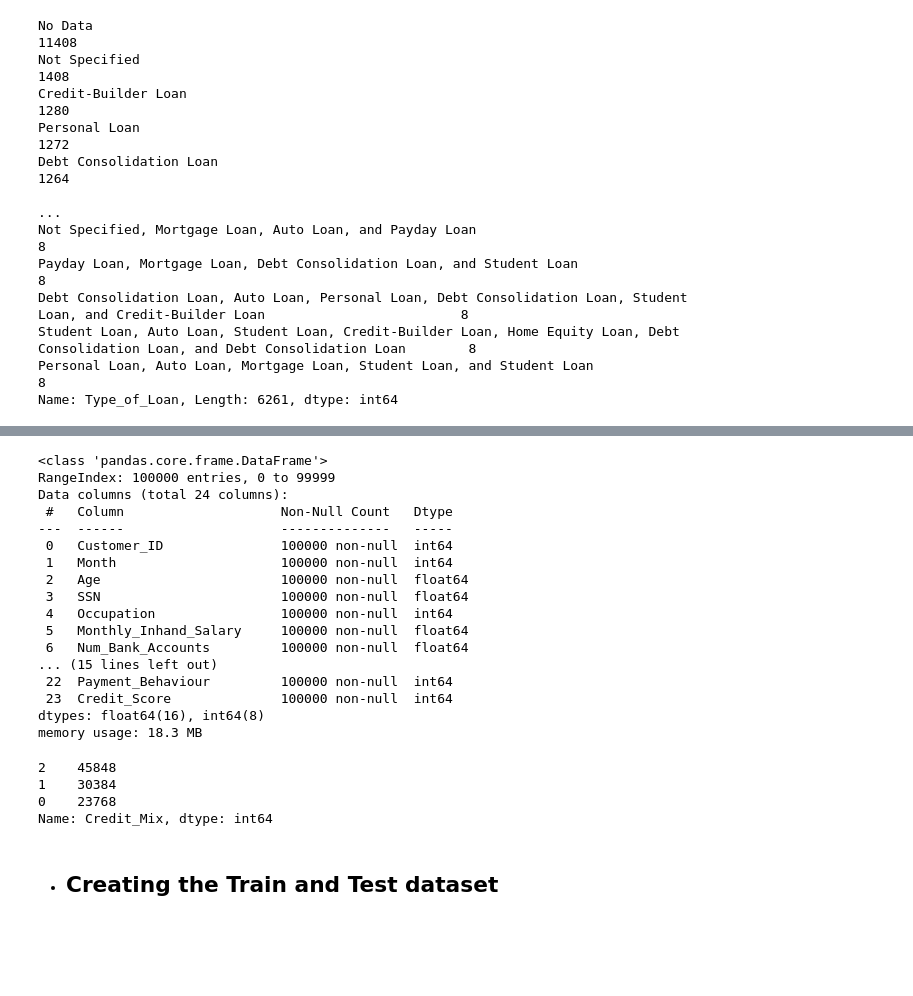
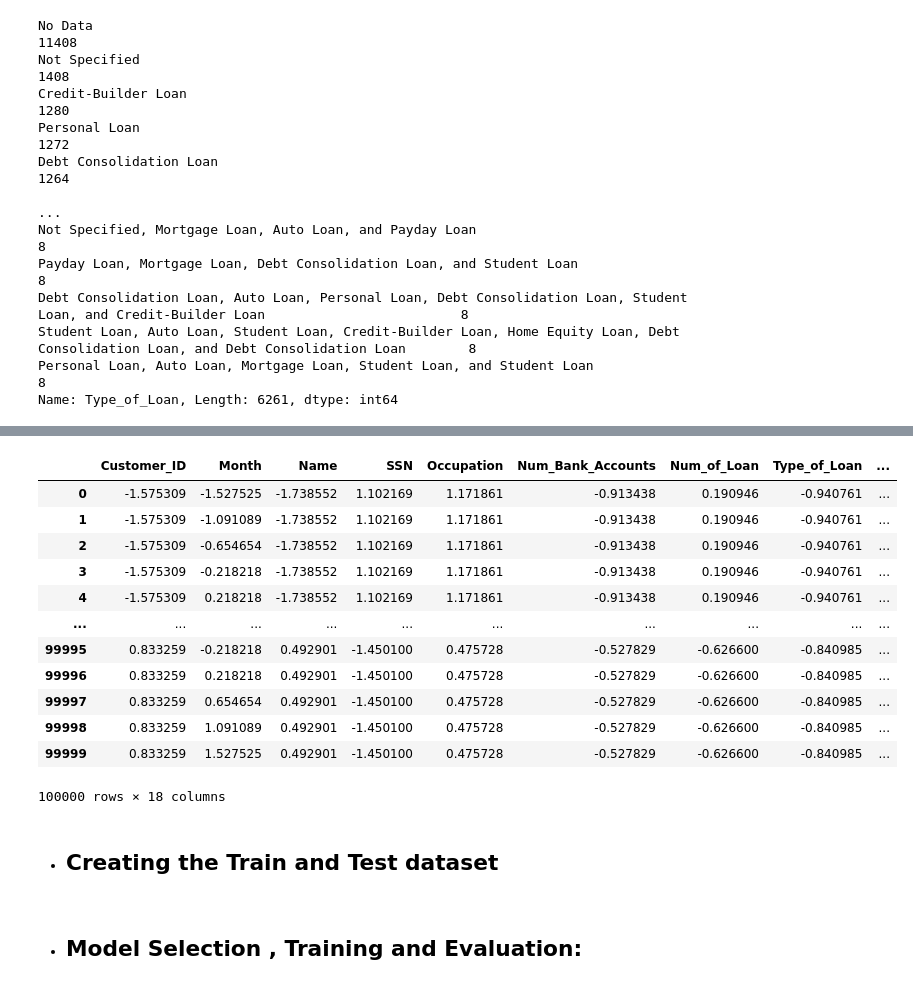
Before and after one commit to ashifka/ashif, a Jupyter notebook: AshifKA(Credit).ipynb, the cells around one changed output, grey strips where cells are left out. Cells and saved outputs as stored; diff of their text form; code cells hidden in the pictures; blank space fills up the shorter version.

```diff
--- a/AshifKA(Credit).ipynb
+++ b/AshifKA(Credit).ipynb
@@ -312,27 +363,35 @@ features
+# %%
+scaler = StandardScaler()
+features['Customer_ID'] = scaler.fit_transform(features['Customer_ID'].values.reshape(-1,1))
+features['Month'] = scaler.fit_transform(features['Month'].values.reshape(-1,1))
+features['Name'] = scaler.fit_transform(features['Name'].values.reshape(-1,1))
+features['SSN'] = scaler.fit_transform(features['SSN'].values.reshape(-1,1))
+features['Occupation'] = scaler.fit_transform(features['Occupation'].values.reshape(-1,1))
+features['Type_of_Loan'] = scaler.fit_transform(features['Type_of_Loan'].values.reshape(-1,1))
+features['Credit_History_Age'] = scaler.fit_transform(features['Credit_History_Age'].values.reshape(-1,1))
+features['Tenure_of_Employment'] = scaler.fit_transform(features['Tenure_of_Employment'].values.reshape(-1,1))
+features['Total_Credit_Exposure'] = scaler.fit_transform(features['Total_Credit_Exposure'].values.reshape(-1,1))
+features['Delayed_Payment_Impact'] = scaler.fit_transform(features['Delayed_Payment_Impact'].values.reshape(-1,1))
+features['Adjusted_Annual_Income'] = scaler.fit_transform(features['Adjusted_Annual_Income'].values.reshape(-1,1))
+features['Num_Bank_Accounts'] = scaler.fit_transform(features['Num_Bank_Accounts'].values.reshape(-1,1))
+features['Num_of_Loan'] = scaler.fit_transform(features['Num_of_Loan'].values.reshape(-1,1))
+features['Num_Credit_Inquiries'] = scaler.fit_transform(features['Num_Credit_Inquiries'].values.reshape(-1,1))
+features['Credit_Mix'] = scaler.fit_transform(features['Credit_Mix'].values.reshape(-1,1))
+features['Payment_Behaviour'] = scaler.fit_transform(features['Payment_Behaviour'].values.reshape(-1,1))
+features['Num_Credit_Inquiries'] = scaler.fit_transform(features['Num_Credit_Inquiries'].values.reshape(-1,1))
 # %%
-features.info()
+features
 # %% [output]
+|  | Customer_ID | Month | Name | SSN | Occupation | Num_Bank_Accounts | Num_of_Loan | Type_of_Loan | ... |
+| 0 | -1.575309 | -1.527525 | -1.738552 | 1.102169 | 1.171861 | -0.913438 | 0.190946 | -0.940761 | ... |
+| 1 | -1.575309 | -1.091089 | -1.738552 | 1.102169 | 1.171861 | -0.913438 | 0.190946 | -0.940761 | ... |
+| 2 | -1.575309 | -0.654654 | -1.738552 | 1.102169 | 1.171861 | -0.913438 | 0.190946 | -0.940761 | ... |
+| 3 | -1.575309 | -0.218218 | -1.738552 | 1.102169 | 1.171861 | -0.913438 | 0.190946 | -0.940761 | ... |
+| 4 | -1.575309 | 0.218218 | -1.738552 | 1.102169 | 1.171861 | -0.913438 | 0.190946 | -0.940761 | ... |
+| ... | ... | ... | ... | ... | ... | ... | ... | ... | ... |
+| 99995 | 0.833259 | -0.218218 | 0.492901 | -1.450100 | 0.475728 | -0.527829 | -0.626600 | -0.840985 | ... |
+| 99996 | 0.833259 | 0.218218 | 0.492901 | -1.450100 | 0.475728 | -0.527829 | -0.626600 | -0.840985 | ... |
+| 99997 | 0.833259 | 0.654654 | 0.492901 | -1.450100 | 0.475728 | -0.527829 | -0.626600 | -0.840985 | ... |
+| 99998 | 0.833259 | 1.091089 | 0.492901 | -1.450100 | 0.475728 | -0.527829 | -0.626600 | -0.840985 | ... |
+| 99999 | 0.833259 | 1.527525 | 0.492901 | -1.450100 | 0.475728 | -0.527829 | -0.626600 | -0.840985 | ... |
-<class 'pandas.core.frame.DataFrame'>
-RangeIndex: 100000 entries, 0 to 99999
-Data columns (total 24 columns):
- #   Column                    Non-Null Count   Dtype
----  ------                    --------------   -----
- 0   Customer_ID               100000 non-null  int64
- 1   Month                     100000 non-null  int64
- 2   Age                       100000 non-null  float64
- 3   SSN                       100000 non-null  float64
- 4   Occupation                100000 non-null  int64
- 5   Monthly_Inhand_Salary     100000 non-null  float64
- 6   Num_Bank_Accounts         100000 non-null  float64
-... (15 lines left out)
- 22  Payment_Behaviour         100000 non-null  int64
- 23  Credit_Score              100000 non-null  int64
-dtypes: float64(16), int64(8)
-memory usage: 18.3 MB
+100000 rows × 18 columns
-# %%
-features['Credit_Mix'].value_counts()
-# %% [output]
-2    45848
-1    30384
-0    23768
-Name: Credit_Mix, dtype: int64
@@ -354,3 +402,5 @@ X = features.drop(['Credit_Score'],axis = 1)
 y = features['Credit_Score']
 from sklearn.model_selection import train_test_split
 X_train, X_test, y_train, y_test = train_test_split(X, y, test_size=0.25, random_state=42,shuffle=True)
+# %% [markdown]
+* ## **Model Selection , Training and Evaluation:**
```
Also changed, not shown: parts of 14 cells of this notebook.
